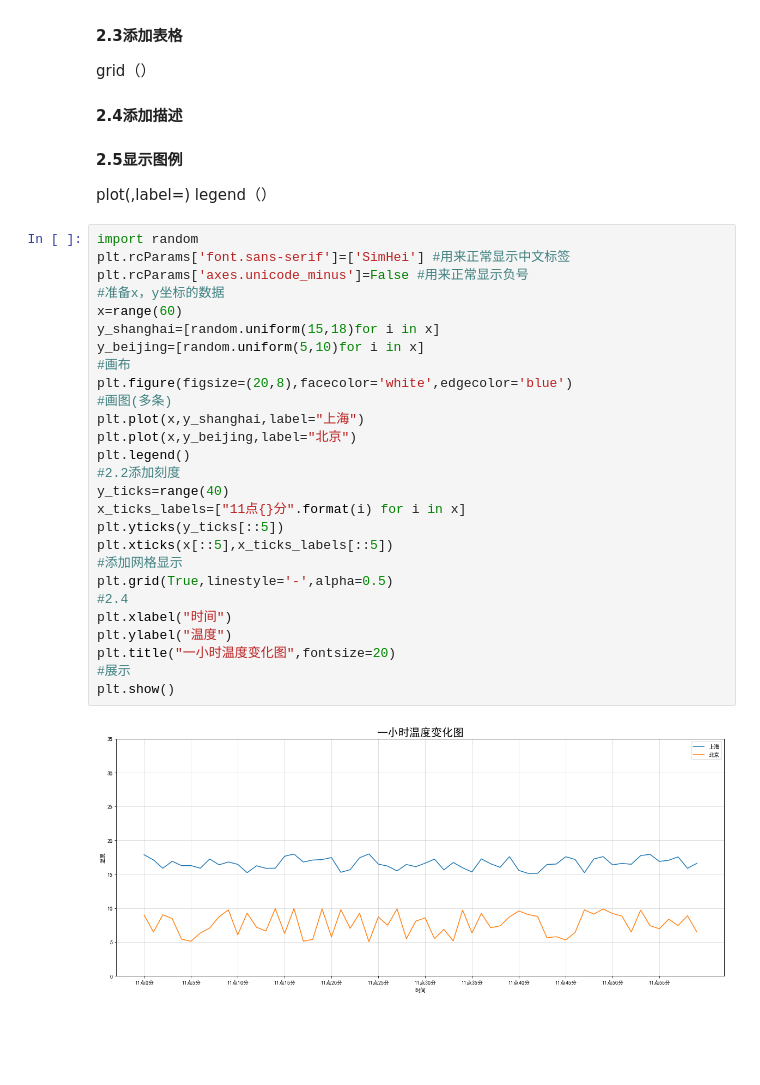
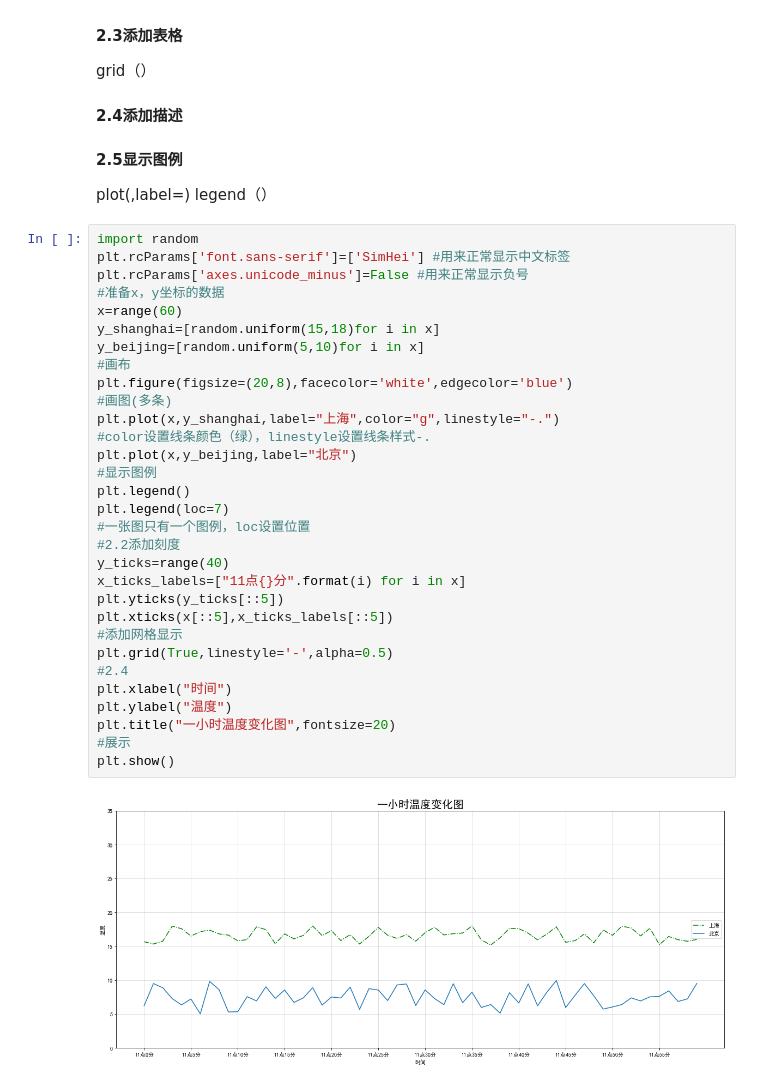
Before and after one commit to Liquor007/MyDeepLearning, a Jupyter notebook: Matplotlib.ipynb, the cells around one changed output. Saved outputs shown, nothing was run; the diff lists cells and outputs as text; blank space fills up the shorter version.

```diff
--- a/Matplotlib.ipynb
+++ b/Matplotlib.ipynb
@@ -66,29 +66,33 @@ legend（）
 # %%
 import random
 plt.rcParams['font.sans-serif']=['SimHei'] #用来正常显示中文标签
 plt.rcParams['axes.unicode_minus']=False #用来正常显示负号
 #准备x，y坐标的数据
 x=range(60)
 y_shanghai=[random.uniform(15,18)for i in x]
 y_beijing=[random.uniform(5,10)for i in x]
 #画布
 plt.figure(figsize=(20,8),facecolor='white',edgecolor='blue')
 #画图(多条)
-plt.plot(x,y_shanghai,label="上海")
+plt.plot(x,y_shanghai,label="上海",color="g",linestyle="-.")
+#color设置线条颜色（绿），linestyle设置线条样式-.
 plt.plot(x,y_beijing,label="北京")
+#显示图例
 plt.legend()
+plt.legend(loc=7)
+#一张图只有一个图例，loc设置位置
 #2.2添加刻度
 y_ticks=range(40)
 x_ticks_labels=["11点{}分".format(i) for i in x]
 plt.yticks(y_ticks[::5])
 plt.xticks(x[::5],x_ticks_labels[::5])
 #添加网格显示
 plt.grid(True,linestyle='-',alpha=0.5)
 #2.4
 plt.xlabel("时间")
 plt.ylabel("温度")
 plt.title("一小时温度变化图",fontsize=20)
 #展示
 plt.show()
 # %% [output]
-[figure, old version]
+[figure, new version]
```
Also changed, not shown: parts of 5 cells of this notebook, 1 other file.
